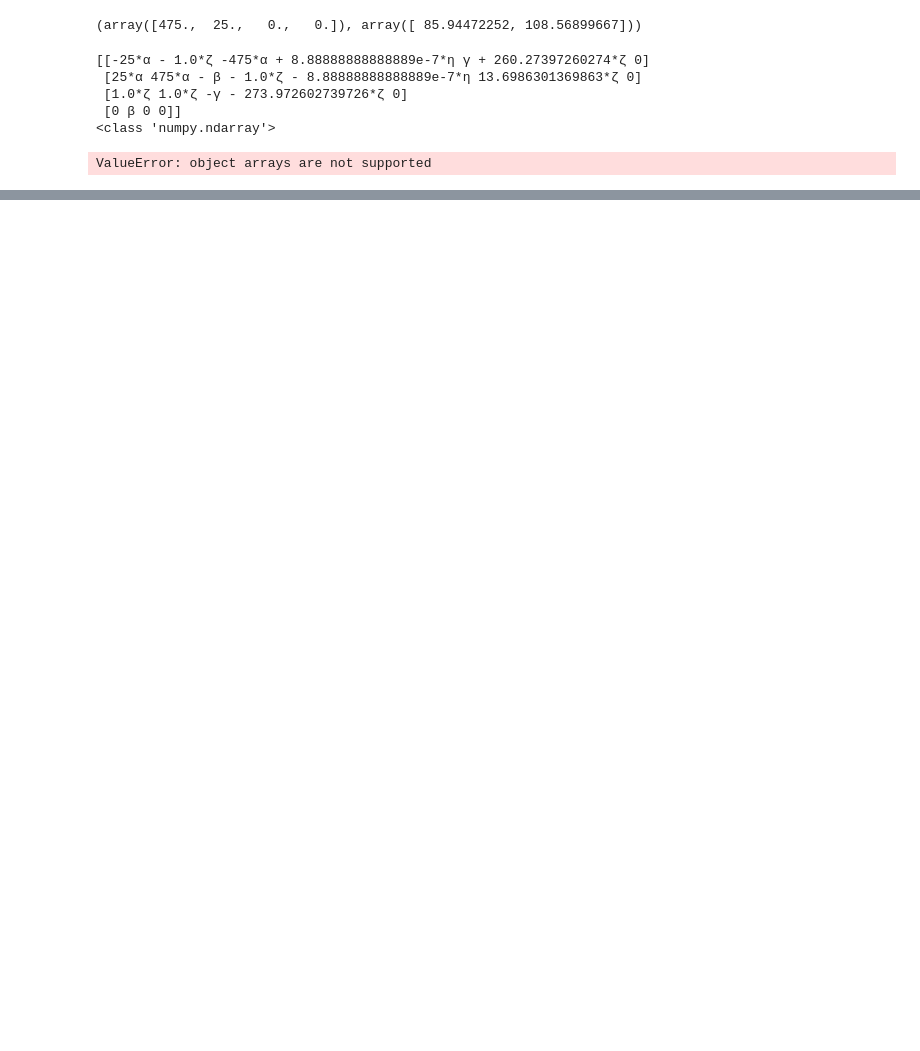
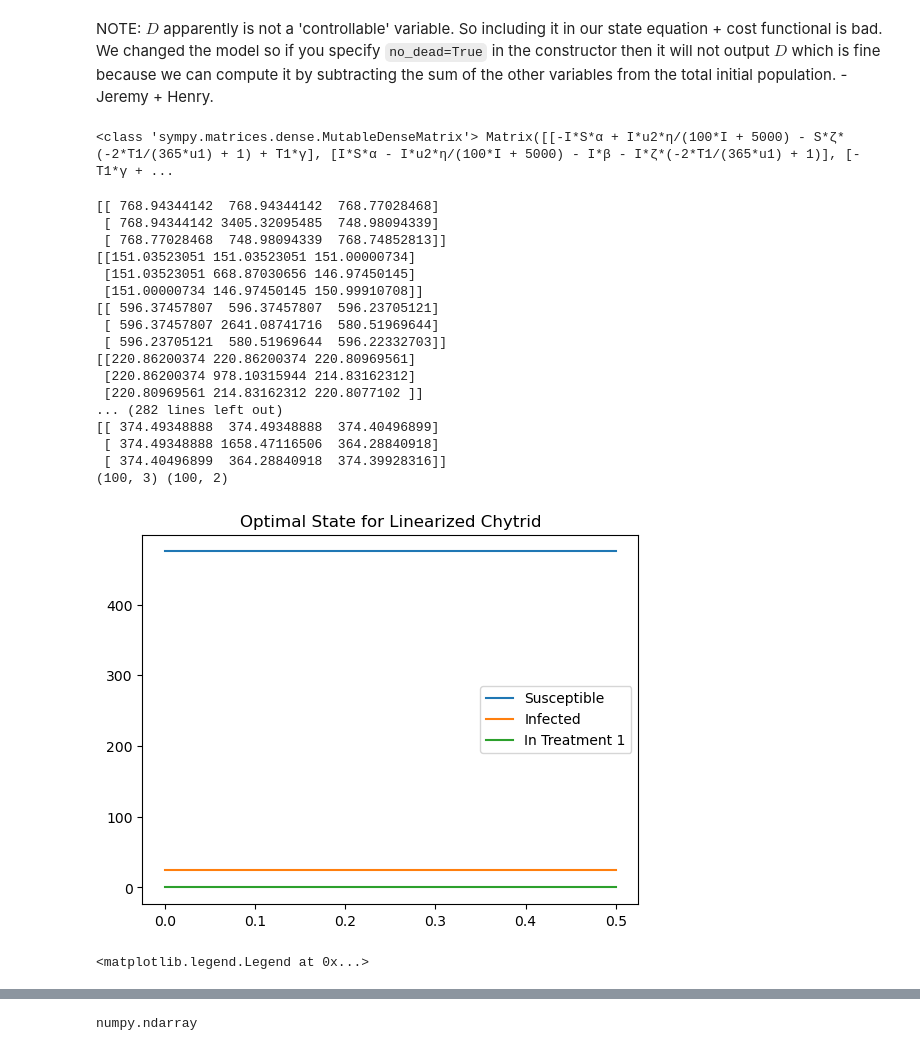
Before and after one commit to ACME-Vol4-Project1/save-axolotls-control, a Jupyter notebook: LQR_control.ipynb, the cells around one changed output, grey strips where cells are left out. Cells and saved outputs as stored; diff of their text form; code cells hidden in the pictures; blank space fills up the shorter version.

Commit message:
fix: add option to remove state D from model to avoid issues in LQR

```diff
--- a/LQR_control.ipynb
+++ b/LQR_control.ipynb
@@ -4,12 +4,14 @@ from matplotlib import pyplot as plt
 from scipy.integrate import solve_ivp
 from scipy import linalg as la
 import model as m
+# %% [markdown]
+NOTE: $D$ apparently is not a 'controllable' variable. So including it in our state equation + cost functional is bad. We changed the model so if you specify `no_dead=True` in the constructor then it will not output $D$ which is fine because we can compute it by subtracting the sum of the other variables from the total initial population. - Jeremy + Henry.
 # %%
 # Define Q and R in our LQR model
-Q = np.array([[0, 0, 0, 0],
-             [0, 0, 0, 0],
-             [0, 0, 0, 0],
-             [0, 0, 0, 1]])
+Q = np.array([[0, 0, 0],
+             [0, 10, 0],
+             [0, 0, 0]])
+
 R = np.eye(2)
 
 tf = 10 # total length of time full solution will be on (so tf = M * tn where M is however many times we linearize)
@@ -30,6 +32,8 @@ def solve_linearized(A, B, y0, tf):
     # solve continuous algebraic Riccati equation to get P
     P = la.solve_continuous_are(A, B, Q, R)
 
+    print(P)
+
     # state equation Ax + 1/2 B R^-1 B^T lambda but lambda = -2Px by
     def chytrid_evolve(t, y):
         return (A @ y - B @ B.T @ P @ y) # no R^-1 since thats just I
@@ -37,7 +41,8 @@ def solve_linearized(A, B, y0, tf):
     #s olve the optimal state evolution, and plot the position & velocity
     sol = solve_ivp(chytrid_evolve, [0, tf], y0, dense_output=True)
     t = np.linspace(0, tf, 1001)
-    S, I, T1, D = sol.sol(t)
+    # S, I, T1, D = sol.sol(t)
+    S, I, T1 = sol.sol(t)
 
     # can prob just return the solution but just wanted to plot to test
     # plt.title("Optimal State for Linearized Chytrid")
@@ -49,7 +54,7 @@ def solve_linearized(A, B, y0, tf):
 
     u = - B.T @ P @ sol.sol(t)  # control
 
-    return np.array([S[0], I[0], T1[0], D[0]]), u[:, 0]
+    return np.array([S[0], I[0], T1[0]]), u[:, 0]
 
 
 # TODO get sympy to linearize A and B from our model which is imported above with namespace m
@@ -69,16 +74,19 @@ B = np.array([[1, 0],
 # TODO: MIGHT NEED AN INITIAL GUESS FOR CONTROL
 y0 = np.array([475, 25, 0, 0])
 
+# test
+y0 = np.array([475, 25, 0])
+
 # TODO determine how often we want to re-linearize our system
 # TODO figure out how to iterate
-solve_linearized(A, B, y0, 10)
+# solve_linearized(A, B, y0, 10)
-# %% [output]
-(array([475.,  25.,   0.,   0.]), array([ 85.94472252, 108.56899667]))
 # %%
-tf = 10
-t_steps = 250
+tf = 0.5
+t_steps = 100
 t_space = np.linspace(0, tf, t_steps)
-model = m.Model(seasonal=False)
+model = m.Model(seasonal=False, no_dead=True)
+# %% [output]
+<class 'sympy.matrices.dense.MutableDenseMatrix'> Matrix([[-I*S*α + I*u2*η/(100*I + 5000) - S*ζ*(-2*T1/(365*u1) + 1) + T1*γ], [I*S*α - I*u2*η/(100*I + 5000) - I*β - I*ζ*(-2*T1/(365*u1) + 1)], [-T1*γ + ...
 # %%
 def iterated_lqr(Df_x, Df_u, t_space, x0, u0):
     '''
@@ -99,41 +107,60 @@ def iterated_lqr(Df_x, Df_u, t_space, x0, u0):
     state_solutions = [x0]
     control_solutions = [u0]
     tf = t_space[-1]
 
     for i in range(len(t_space) - 1):   # iterate through each time step
         A = Df_x(0, state_solutions[i], control_solutions[i])    # TODO write these functions
         B = Df_u(0, state_solutions[i], control_solutions[i])
-        print(A)
-        print(type(A))
+
+        # # test
+        # A[-1] = 1e-5
+        # A[:,-1] = 1e-5
+        # B[-1] = 1e-5
+
+        # print(A)
+        # print(type(A))
 
         x_new, u_new = solve_linearized(A, B, state_solutions[i], tf)   # get next state using LQR
         state_solutions.append(x_new)
         control_solutions.append(u_new)
 
     return np.array(state_solutions), np.array(control_solutions)
 
 # sample test case
-x, u = iterated_lqr(model.f_x, model.f_u, t_space, np.array(y0), np.array([0.01, 0.01]))
+x, u = iterated_lqr(lambda t, x, u: model.f_x(t, x, u), lambda t, x, u: model.f_u(t, x, u), t_space, y0, np.array([0, 0]))
 print(x.shape, u.shape)
 
-S, I, T1, D = x.T
+S, I, T1 = x.T
 plt.title("Optimal State for Linearized Chytrid")
 plt.plot(t_space, S, label="Susceptible")
 plt.plot(t_space, I, label="Infected")
 plt.plot(t_space, T1, label="In Treatment 1")
-plt.plot(t_space, D, label="Death")
+# plt.plot(t_space, D, label="Death")
 plt.legend()
 plt.show()
 
 plt.title("Optimal Control for Linearized Chytrid")
 u1, u2 = u.T
 plt.plot(t_space, u1, label=rf'$u_{1}$: Sauna spending')
 plt.plot(t_space, u2, label=rf'$u_{2}$: Antifungal bath spending')
 plt.legend()
 # %% [output]
-[[-25*α - 1.0*ζ -475*α + 8.88888888888889e-7*η γ + 260.27397260274*ζ 0]
- [25*α 475*α - β - 1.0*ζ - 8.88888888888889e-7*η 13.6986301369863*ζ 0]
- [1.0*ζ 1.0*ζ -γ - 273.972602739726*ζ 0]
- [0 β 0 0]]
-<class 'numpy.ndarray'>
+[[ 768.94344142  768.94344142  768.77028468]
+ [ 768.94344142 3405.32095485  748.98094339]
+ [ 768.77028468  748.98094339  768.74852813]]
+[[151.03523051 151.03523051 151.00000734]
+ [151.03523051 668.87030656 146.97450145]
+ [151.00000734 146.97450145 150.99910708]]
+[[ 596.37457807  596.37457807  596.23705121]
+ [ 596.37457807 2641.08741716  580.51969644]
+ [ 596.23705121  580.51969644  596.22332703]]
+[[220.86200374 220.86200374 220.80969561]
+ [220.86200374 978.10315944 214.83162312]
+ [220.80969561 214.83162312 220.8077102 ]]
+... (282 lines left out)
+[[ 374.49348888  374.49348888  374.40496899]
+ [ 374.49348888 1658.47116506  364.28840918]
+ [ 374.40496899  364.28840918  374.39928316]]
+(100, 3) (100, 2)
+[figure, added]
-ValueError: object arrays are not supported
+<matplotlib.legend.Legend at 0x...>
@@ -139,0 +168,4 @@ ValueError: object arrays are not supported
+# %%
+type(model.f_x(0, np.ones(3), np.ones(2)))
+# %% [output]
+numpy.ndarray
```
Also changed, not shown: parts of 1 cell of this notebook, 1 other file.
